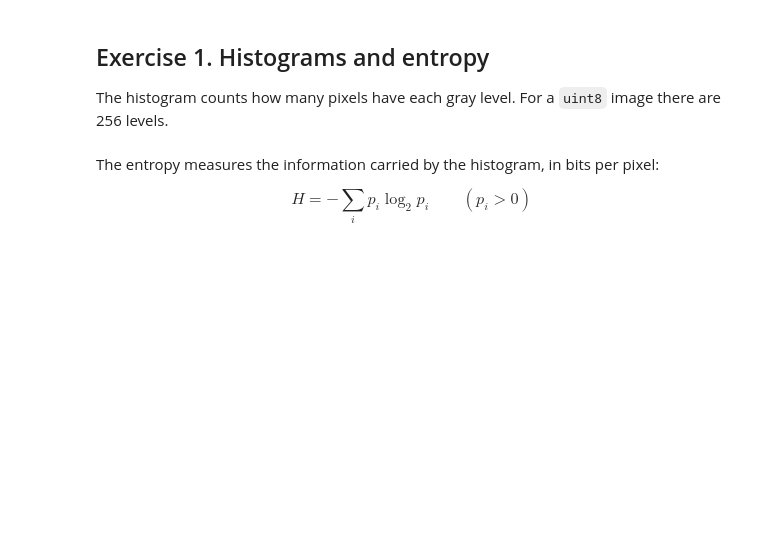
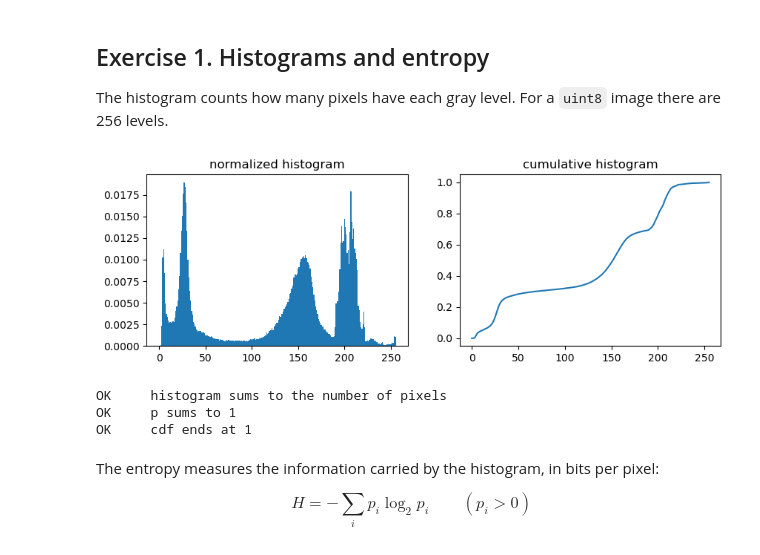
Before and after one commit to julsegqui/INFO-H500-PRACTICE, a Jupyter notebook: Lab2_Histrograms_and_colour/Lab2_Histograms_and_colour.ipynb, the cells around one changed output. Cells and saved outputs as stored; diff of their text form; code cells hidden in the pictures; blank space fills up the shorter version.

```diff
--- a/Lab2_Histrograms_and_colour/Lab2_Histograms_and_colour.ipynb
+++ b/Lab2_Histrograms_and_colour/Lab2_Histograms_and_colour.ipynb
@@ -26,20 +26,31 @@ camera_u8 = camera
 The histogram counts how many pixels have each gray level. For a `uint8` image there are 256 levels.
 # %%
 # histogram of the camera image with np.bincount (256 bins, use minlength=256)
-# Your code here
+hist = np.bincount(camera.ravel(), minlength=256)
 # normalized histogram p (sums to 1) and cumulative histogram cdf (ends at 1)
-# Your code here
+def norm_hist(ima):
+    hist,bins = np.histogram(ima.flatten(),range(257))  # 256 bins, one for each gray level
+    return 1.*hist/np.sum(hist) # normalized histogram
+
+# p = norm_hist(camera)
+p = hist / camera.size
+cdf = np.cumsum(p)
 
 fig, axes = plt.subplots(1, 2, figsize=(10, 3))
 axes[0].bar(range(256), p, width=1.0)
 axes[0].set_title('normalized histogram')
 axes[1].plot(cdf)
 axes[1].set_title('cumulative histogram')
 plt.show()
 
 check('histogram sums to the number of pixels', hist.sum() == camera.size)
 check('p sums to 1', np.isclose(p.sum(), 1))
 check('cdf ends at 1', np.isclose(cdf[-1], 1))
+# %% [output]
+[figure, added]
+OK     histogram sums to the number of pixels
+OK     p sums to 1
+OK     cdf ends at 1
 # %% [markdown]
 The entropy measures the information carried by the histogram, in bits per pixel:
 
```
Also changed, not shown: parts of 9 cells of this notebook.
